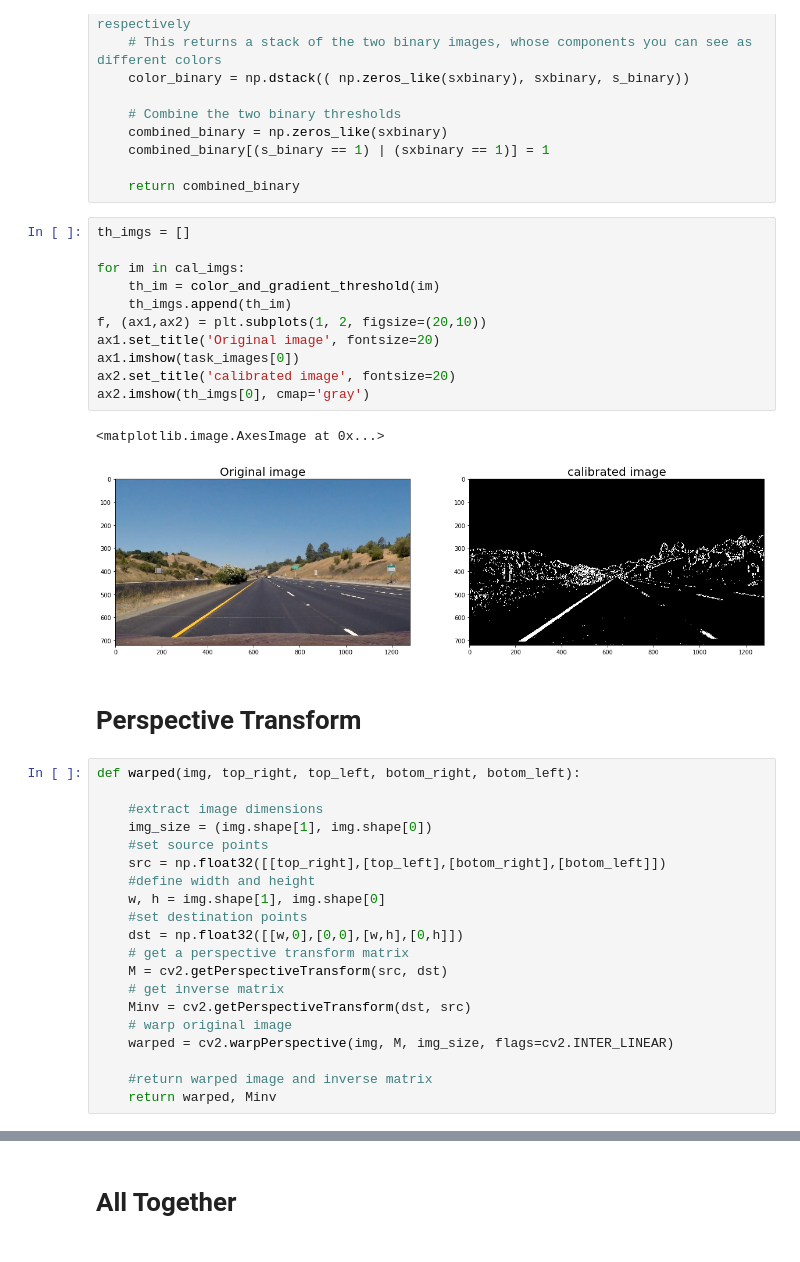
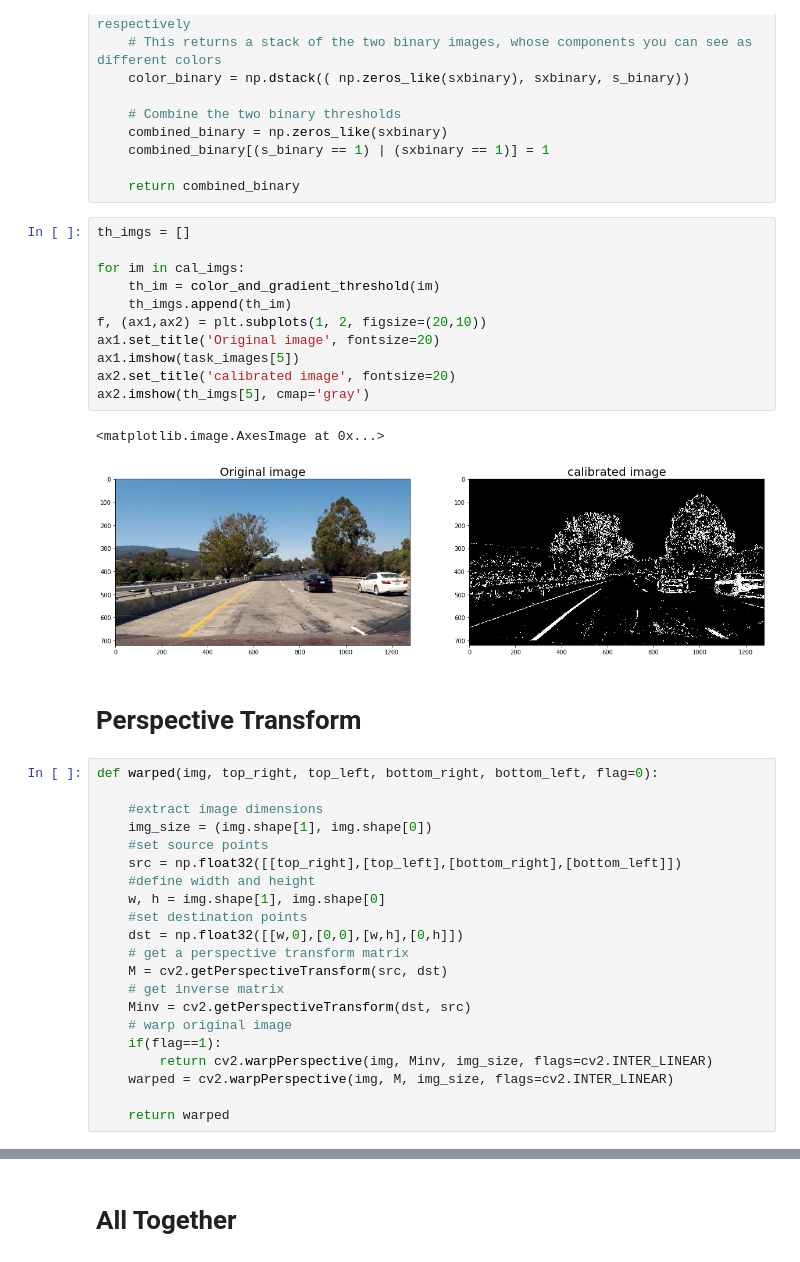
Before and after one commit to OSobky/SDC-PORJECT1, a Jupyter notebook: Project-1/Project_1.ipynb, the cells around one changed output, grey strips where cells are left out. Cells and saved outputs as stored; diff of their text form.

```diff
--- a/Project-1/Project_1.ipynb
+++ b/Project-1/Project_1.ipynb
@@ -119,26 +119,26 @@ def color_and_gradient_threshold(img):
 # %%
 th_imgs = []
 
 for im in cal_imgs:
     th_im = color_and_gradient_threshold(im)
     th_imgs.append(th_im)
 f, (ax1,ax2) = plt.subplots(1, 2, figsize=(20,10))
 ax1.set_title('Original image', fontsize=20)
-ax1.imshow(task_images[0])
+ax1.imshow(task_images[5])
 ax2.set_title('calibrated image', fontsize=20)
-ax2.imshow(th_imgs[0], cmap='gray')
+ax2.imshow(th_imgs[5], cmap='gray')
 # %% [output]
 <matplotlib.image.AxesImage at 0x...>
-[figure, old version]
+[figure, new version]
 # %% [markdown]
 # Perspective Transform
 # %%
-def warped(img, top_right, top_left, botom_right, botom_left):
+def warped(img, top_right, top_left, bottom_right, bottom_left, flag=0):
 
     #extract image dimensions
     img_size = (img.shape[1], img.shape[0])
     #set source points
-    src = np.float32([[top_right],[top_left],[botom_right],[botom_left]])
+    src = np.float32([[top_right],[top_left],[bottom_right],[bottom_left]])
     #define width and height
     w, h = img.shape[1], img.shape[0]
     #set destination points
@@ -148,8 +148,9 @@ def warped(img, top_right, top_left, botom_right, botom_left):
     # get inverse matrix
     Minv = cv2.getPerspectiveTransform(dst, src)
     # warp original image
+    if(flag==1):
+        return cv2.warpPerspective(img, Minv, img_size, flags=cv2.INTER_LINEAR)
     warped = cv2.warpPerspective(img, M, img_size, flags=cv2.INTER_LINEAR)
 
-    #return warped image and inverse matrix
-    return warped, Minv
+    return warped
 # %%
```
Also changed, not shown: parts of 4 cells of this notebook.
